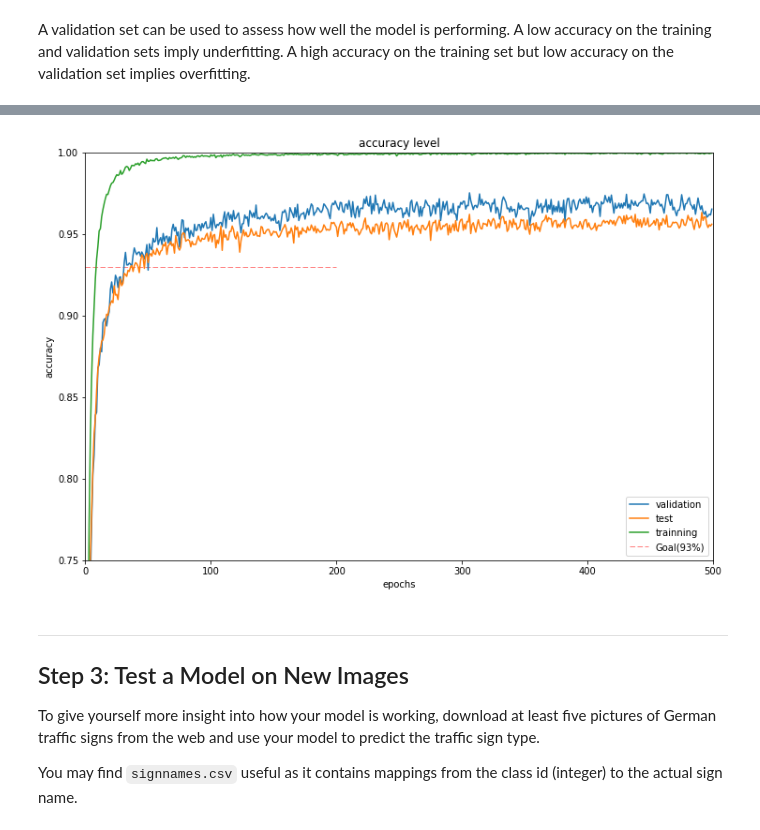
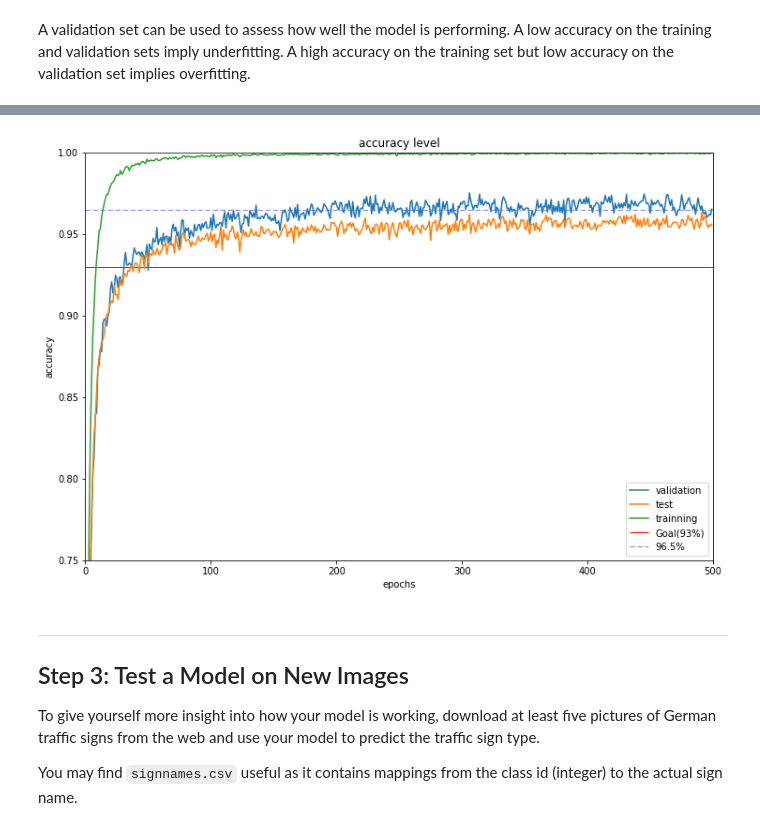
Before and after one commit to somof/CarND-Traffic-Sign-Classifier-Project-work, a Jupyter notebook: Traffic_Sign_Classifier.ipynb, the cells around one changed output, grey strips where cells are left out. Saved outputs shown, nothing was run; the diff lists cells and outputs as text; code cells hidden in the pictures.

```diff
--- a/Traffic_Sign_Classifier.ipynb
+++ b/Traffic_Sign_Classifier.ipynb
@@ -419,6 +419,11 @@ sets imply underfitting. A high accuracy on the training set but low accuracy on
 
 import tensorflow as tf
 import numpy as np
+
+seed = 0
+np.random.seed(seed)
+tf.set_random_seed(seed)
+
 
 EPOCHS      = 500
 BATCH_SIZE  = 100
@@ -456,6 +461,9 @@ def evaluate(X_data, y_data):
 # loss = np.zeros((EPOCHS, 3)).astype(np.float)
 accuracy = np.zeros((EPOCHS, 3)).astype(np.float)
 goal = 0.93
+goal = 0.3
+netdir = './notebook/'
+saver = tf.train.Saver()
 
 with tf.Session() as sess:
 
@@ -494,6 +502,7 @@ with tf.Session() as sess:
             if goal < validation_accuracy:
                 goal = validation_accuracy
                 print(', update', end='')
+                saver.save(sess, netdir)
             print()
 # %% [output]
 Training...
@@ -516,22 +528,23 @@ EPOCH 500: Validation Accuracy = 0.96531, test Acc = 0.95606, Train Acc = 0.9996
 # %%
 import matplotlib.pyplot as plt
 
 fig = plt.figure(figsize=(12,8))
 ax = fig.add_subplot(111)
 gr = plt.plot(range(EPOCHS), accuracy, '-')
 # plt.plot([0,200], [0.93, 0.93], '--')
 
 plt.title('accuracy level')
 plt.xlim(0, 500)
 plt.ylim(0.75, 1.0)
 #plt.hlines(seq, xmin, xmax, colors="k", linestyle="solid", label="")
-plt.hlines(y=0.93, xmin=0, xmax=200, colors='r', linewidths=0.5, linestyles="dashed", label='Goal(93%)')
+plt.hlines(y=0.930, xmin=0, xmax=500, colors='r', linewidths=1.0, linestyles="solid", label='Goal(93%)')
+plt.hlines(y=0.965, xmin=0, xmax=500, colors='b', linewidths=0.5, linestyles="dashed", label='97.5%)')
 ax.set_xlabel("epochs")
 ax.set_ylabel("accuracy")
-plt.legend(['validation', 'test', 'trainning', 'Goal(93%)'])
+plt.legend(['validation', 'test', 'trainning', 'Goal(93%)', '96.5%'])
 plt.show()
 # %% [output]
-[figure, old version]
+[figure, new version]
 # %% [markdown]
 ---
 
```
Also changed, not shown: parts of 4 cells of this notebook, 48 other files.
